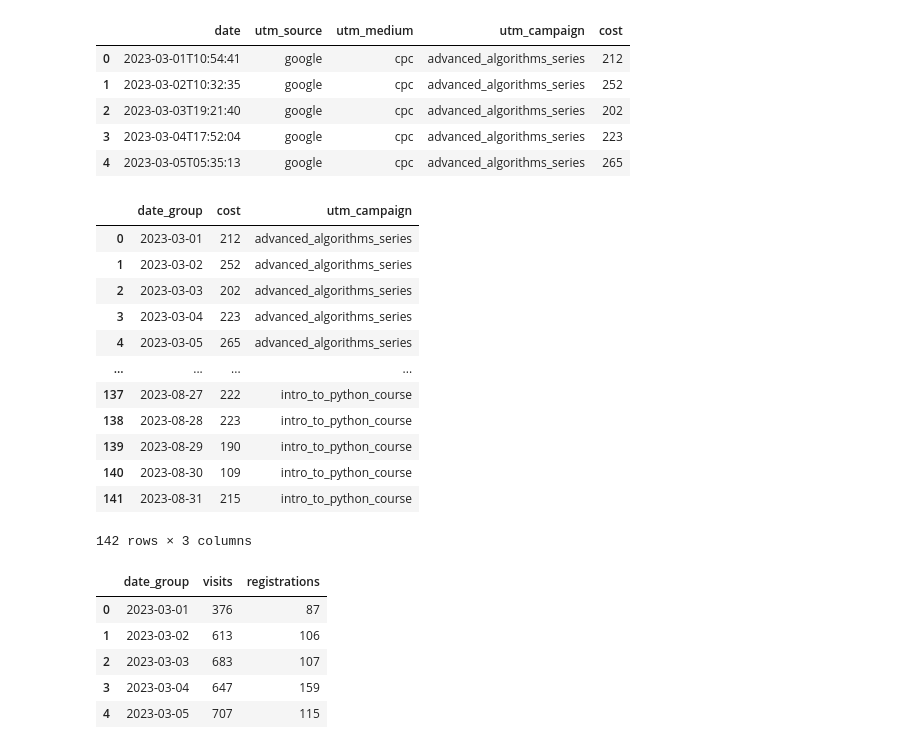
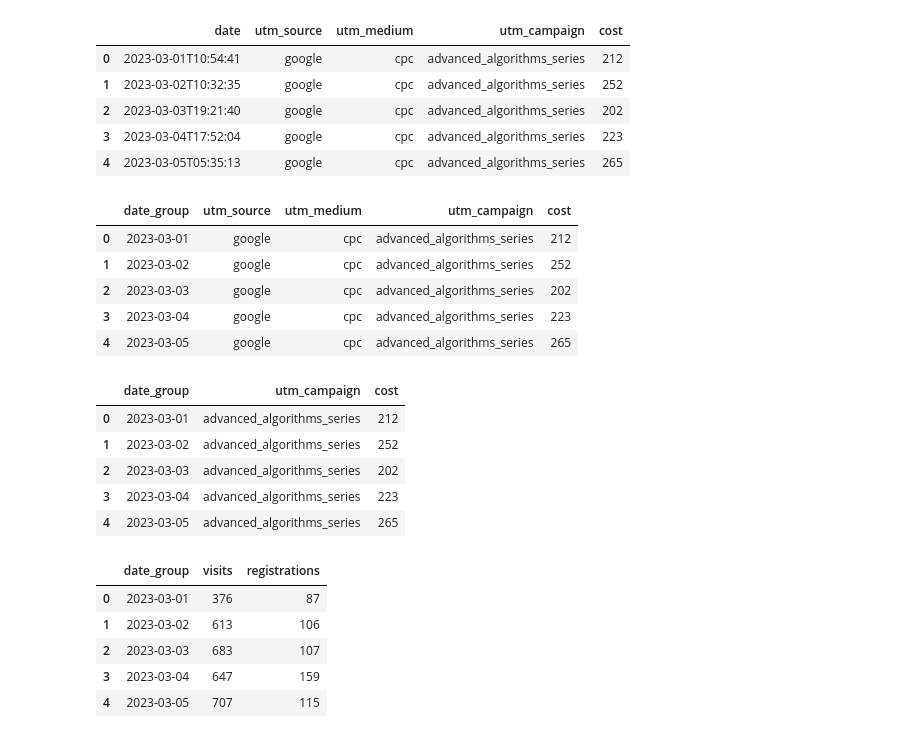
Before and after one commit to vishnevoe/data-analytics-project-100, a Jupyter notebook: charts_project.ipynb, the cells around one changed output. Drawn from its saved outputs; the diff is of its cells as text; code cells hidden in the pictures.

```diff
--- a/charts_project.ipynb
+++ b/charts_project.ipynb
@@ -143,33 +150,44 @@ ads.head()
 | 2 | 2023-03-03T19:21:40 | google | cpc | advanced_algorithms_series | 202 |
 | 3 | 2023-03-04T17:52:04 | google | cpc | advanced_algorithms_series | 223 |
 | 4 | 2023-03-05T05:35:13 | google | cpc | advanced_algorithms_series | 265 |
-# %%
-# фильтрация и агрегация данных по рекламным кампаниям
-
-def filt_and_agg_ads(df, date1, date2):
-    df_clean = df.copy()
-    df_clean['date_group'] = df_clean['date']
-    df_clean=df_clean[(df_clean['date_group'] >= date1) & (df_clean['date_group'] <= date2)]
-    df_clean['date_group'] = pd.to_datetime(df_clean['date_group']).dt.date
-    df_ads = df_clean[['date_group', 'cost', 'utm_campaign']]
-    return df_ads
-
-agg_ads = filt_and_agg_ads(ads, DATE_BEGIN, DATE_END)
-agg_ads.head(20000000)
-# %% [output]
-|  | date_group | cost | utm_campaign |
-| 0 | 2023-03-01 | 212 | advanced_algorithms_series |
-| 1 | 2023-03-02 | 252 | advanced_algorithms_series |
-| 2 | 2023-03-03 | 202 | advanced_algorithms_series |
-| 3 | 2023-03-04 | 223 | advanced_algorithms_series |
-| 4 | 2023-03-05 | 265 | advanced_algorithms_series |
-| ... | ... | ... | ... |
-| 137 | 2023-08-27 | 222 | intro_to_python_course |
-| 138 | 2023-08-28 | 223 | intro_to_python_course |
-| 139 | 2023-08-29 | 190 | intro_to_python_course |
-| 140 | 2023-08-30 | 109 | intro_to_python_course |
-| 141 | 2023-08-31 | 215 | intro_to_python_course |
-142 rows × 3 columns
+# %%
+def clean_ads(df):
+    df_copy = df.copy()
+    df_clean = df_copy.drop_duplicates()
+    df_clean['date'] = pd.to_datetime(df_clean['date'], format='mixed') # тип данных "объект" преобразуем в datetime
+    df_clean['date'] = df_clean['date'].dt.to_period('D').dt.start_time.dt.date # удаляем время, оставляем только дату, уст. врем. метки на начало дня
+    df_clean = df_clean.rename(columns={'date': 'date_group'})
+    df_clean['utm_campaign'] = df_clean['utm_campaign'].fillna('none')
+    df_clean['cost'] = df_clean['cost'].fillna('0')
+    return  df_clean
+
+clean_ads = clean_ads(ads)
+clean_ads.head()
+# %% [output]
+|  | date_group | utm_source | utm_medium | utm_campaign | cost |
+| 0 | 2023-03-01 | google | cpc | advanced_algorithms_series | 212 |
+| 1 | 2023-03-02 | google | cpc | advanced_algorithms_series | 252 |
+| 2 | 2023-03-03 | google | cpc | advanced_algorithms_series | 202 |
+| 3 | 2023-03-04 | google | cpc | advanced_algorithms_series | 223 |
+| 4 | 2023-03-05 | google | cpc | advanced_algorithms_series | 265 |
+# %%
+def filt_and_agg_ads(df, date1, date2):
+    date1 = pd.to_datetime(date1).date()
+    date2 = pd.to_datetime(date2).date()
+
+    filtered_df=df[(df['date_group'] >= date1) & (df['date_group'] <= date2)]
+    df_ads =  filtered_df.groupby(['date_group', 'utm_campaign']).sum(['cost']).reset_index()
+    return df_ads
+
+agg_ads = filt_and_agg_ads(clean_ads, DATE_BEGIN, DATE_END)
+agg_ads.head()
+# %% [output]
+|  | date_group | utm_campaign | cost |
+| 0 | 2023-03-01 | advanced_algorithms_series | 212 |
+| 1 | 2023-03-02 | advanced_algorithms_series | 252 |
+| 2 | 2023-03-03 | advanced_algorithms_series | 202 |
+| 3 | 2023-03-04 | advanced_algorithms_series | 223 |
+| 4 | 2023-03-05 | advanced_algorithms_series | 265 |
 # %%
 # объединим данные по конверсиям с данными по рекламным кампаниям
 
```
Also changed, not shown: parts of 15 cells of this notebook, 6 other files.
